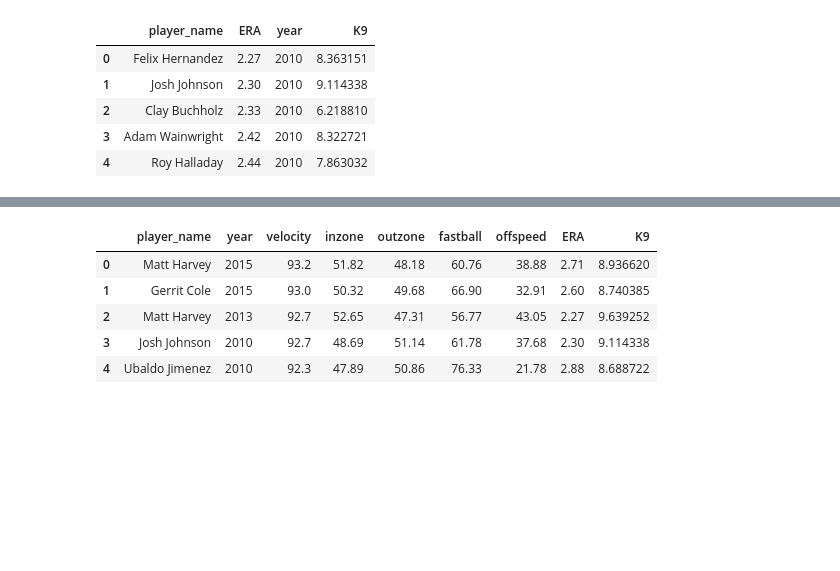
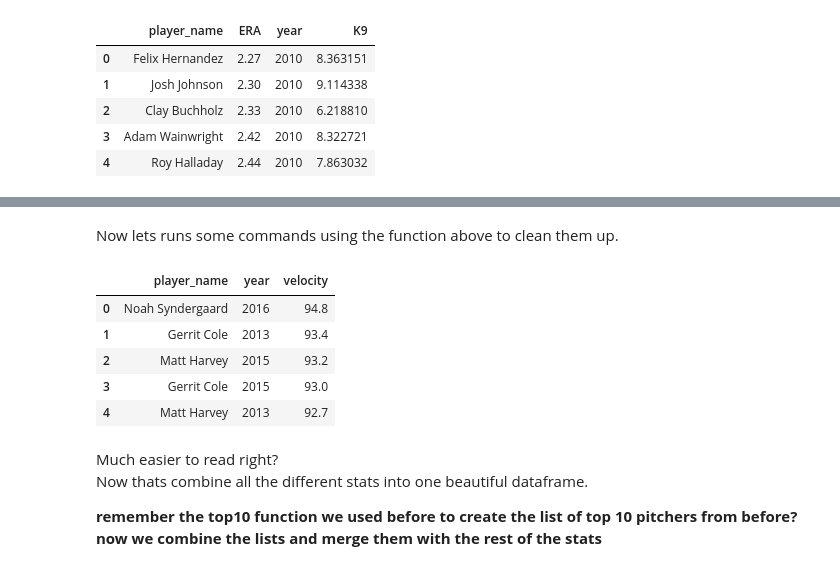
Before and after one commit to pchen212/pchen212.github.io, a Jupyter notebook: Final.ipynb, the cells around one changed output, grey strips where cells are left out. Drawn from its saved outputs; the diff is of its cells as text; code cells hidden in the pictures; blank space fills up the shorter version.

```diff
--- a/Final.ipynb
+++ b/Final.ipynb
@@ -84,20 +148,23 @@ top10s = top10_2010.append([top10_2011,top10_2012,top10_2013,top10_2014,top10_20
+# %% [markdown]
+Now lets runs some commands using the function above to clean them up.
 # %%
 statcast_velocity = clean_df('statcast_velocity',['player_name','year','velocity'],'','')
 statcast_inzone = clean_df('statcast_inzone',['player_name','year','pitch_percent'],'pitch_percent', 'inzone')
 statcast_outzone = clean_df('statcast_outzone',['player_name','year','pitch_percent'],'pitch_percent', 'outzone')
 statcast_fastball = clean_df('statcast_fastball',['player_name','year','pitch_percent'],'pitch_percent', 'fastball')
 statcast_offspeed = clean_df('statcast_offspeed',['player_name','year','pitch_percent'],'pitch_percent', 'offspeed')
 
-statcast = (statcast_velocity.merge(statcast_inzone,on=['player_name','year'])
-                             .merge(statcast_outzone,on=['player_name','year'])
-                             .merge(statcast_fastball,on=['player_name','year'])
-                             .merge(statcast_offspeed,on=['player_name','year'])
-                             .merge(top10s,on=['player_name','year']))
-statcast.head()
+statcast_velocity.head()
 # %% [output]
-|  | player_name | year | velocity | inzone | outzone | fastball | offspeed | ERA | K9 |
-| 0 | Matt Harvey | 2015 | 93.2 | 51.82 | 48.18 | 60.76 | 38.88 | 2.71 | 8.936620 |
-| 1 | Gerrit Cole | 2015 | 93.0 | 50.32 | 49.68 | 66.90 | 32.91 | 2.60 | 8.740385 |
-| 2 | Matt Harvey | 2013 | 92.7 | 52.65 | 47.31 | 56.77 | 43.05 | 2.27 | 9.639252 |
-| 3 | Josh Johnson | 2010 | 92.7 | 48.69 | 51.14 | 61.78 | 37.68 | 2.30 | 9.114338 |
-| 4 | Ubaldo Jimenez | 2010 | 92.3 | 47.89 | 50.86 | 76.33 | 21.78 | 2.88 | 8.688722 |
+|  | player_name | year | velocity |
+| 0 | Noah Syndergaard | 2016 | 94.8 |
+| 1 | Gerrit Cole | 2013 | 93.4 |
+| 2 | Matt Harvey | 2015 | 93.2 |
+| 3 | Gerrit Cole | 2015 | 93.0 |
+| 4 | Matt Harvey | 2013 | 92.7 |
+# %% [markdown]
+Much easier to read right?
+Now thats combine all the different stats into one beautiful dataframe.
+
+**remember the top10 function we used before to create the list of top 10 pitchers from before?
+now we combine the lists and merge them with the rest of the stats**
```
Also changed, not shown: parts of 33 cells of this notebook.
